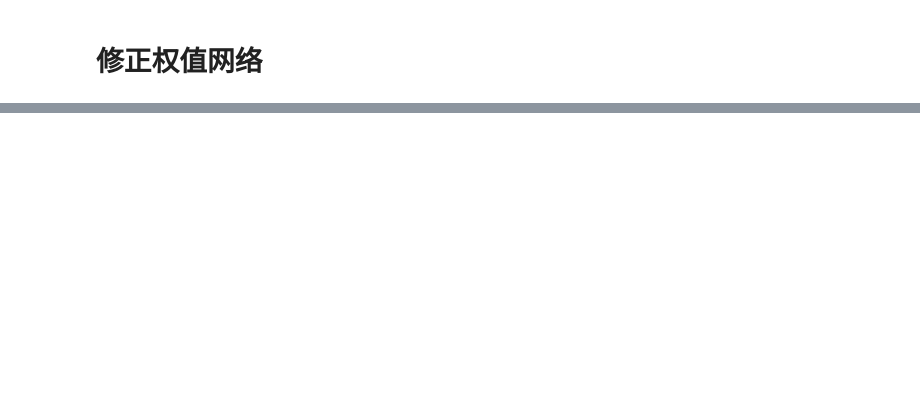
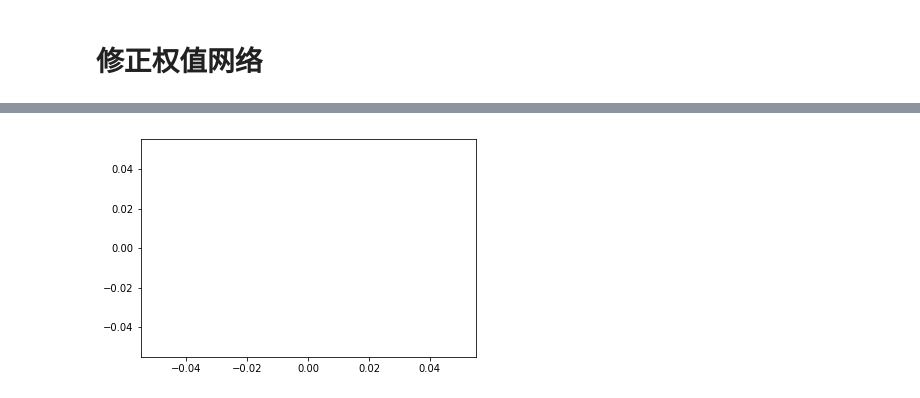
Before and after one commit to georgemaxx/hm18, a Jupyter notebook: AI/xknPyNN.ipynb, the cells around one changed output, grey strips where cells are left out. Cells and saved outputs as stored; diff of their text form; code cells hidden in the pictures; blank space fills up the shorter version.

```diff
--- a/AI/xknPyNN.ipynb
+++ b/AI/xknPyNN.ipynb
@@ -200,0 +369,9 @@ print(syn1)
+# %%
+%matplotlib inline
+import numpy as np
+import matplotlib.pyplot as plt
+
+plt.plot(x,y)
+plt.show()
+# %% [output]
+[figure, added]
```
Also changed, not shown: parts of 65 cells of this notebook, 5 other files.
